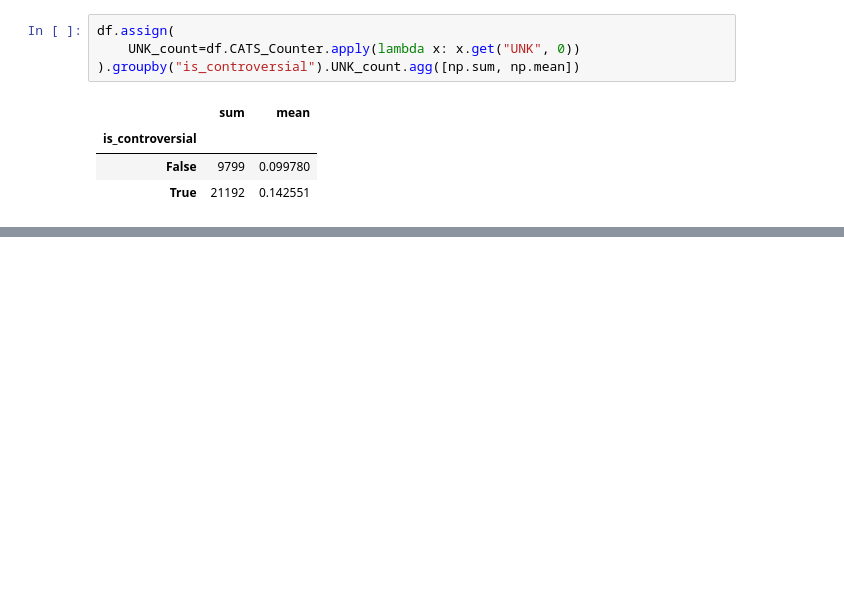
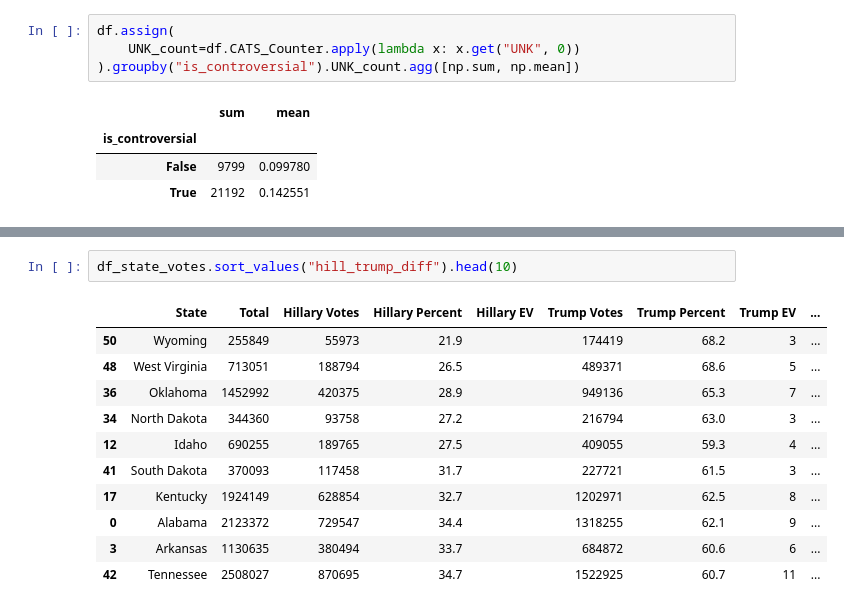
Before and after one commit to napsternxg/ControversialTweetAnalysis, a Jupyter notebook: Tweet Location Analysis-Population Proportion Party.ipynb, the cells around one changed output, grey strips where cells are left out. Saved outputs shown, nothing was run; the diff lists cells and outputs as text; blank space fills up the shorter version.

```diff
--- a/Tweet Location Analysis-Population Proportion Party.ipynb
+++ b/Tweet Location Analysis-Population Proportion Party.ipynb
@@ -487,0 +662,14 @@ df.assign(
+# %%
+df_state_votes.sort_values("hill_trump_diff").head(10)
+# %% [output]
+|  | State | Total | Hillary Votes | Hillary Percent | Hillary EV | Trump Votes | Trump Percent | Trump EV | ... |
+| 50 | Wyoming | 255849 | 55973 | 21.9 |  | 174419 | 68.2 | 3 | ... |
+| 48 | West Virginia | 713051 | 188794 | 26.5 |  | 489371 | 68.6 | 5 | ... |
+| 36 | Oklahoma | 1452992 | 420375 | 28.9 |  | 949136 | 65.3 | 7 | ... |
+| 34 | North Dakota | 344360 | 93758 | 27.2 |  | 216794 | 63.0 | 3 | ... |
+| 12 | Idaho | 690255 | 189765 | 27.5 |  | 409055 | 59.3 | 4 | ... |
+| 41 | South Dakota | 370093 | 117458 | 31.7 |  | 227721 | 61.5 | 3 | ... |
+| 17 | Kentucky | 1924149 | 628854 | 32.7 |  | 1202971 | 62.5 | 8 | ... |
+| 0 | Alabama | 2123372 | 729547 | 34.4 |  | 1318255 | 62.1 | 9 | ... |
+| 3 | Arkansas | 1130635 | 380494 | 33.7 |  | 684872 | 60.6 | 6 | ... |
+| 42 | Tennessee | 2508027 | 870695 | 34.7 |  | 1522925 | 60.7 | 11 | ... |
```
Also changed, not shown: parts of 12 cells of this notebook, 1 other file.
